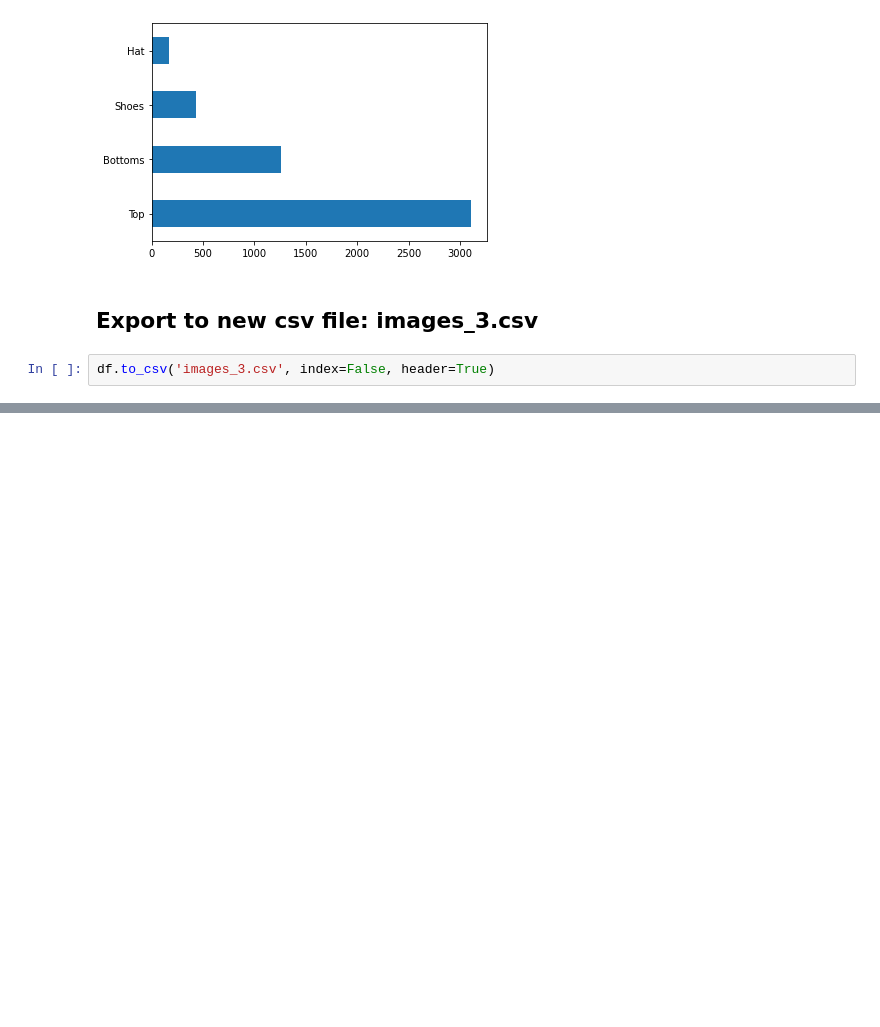
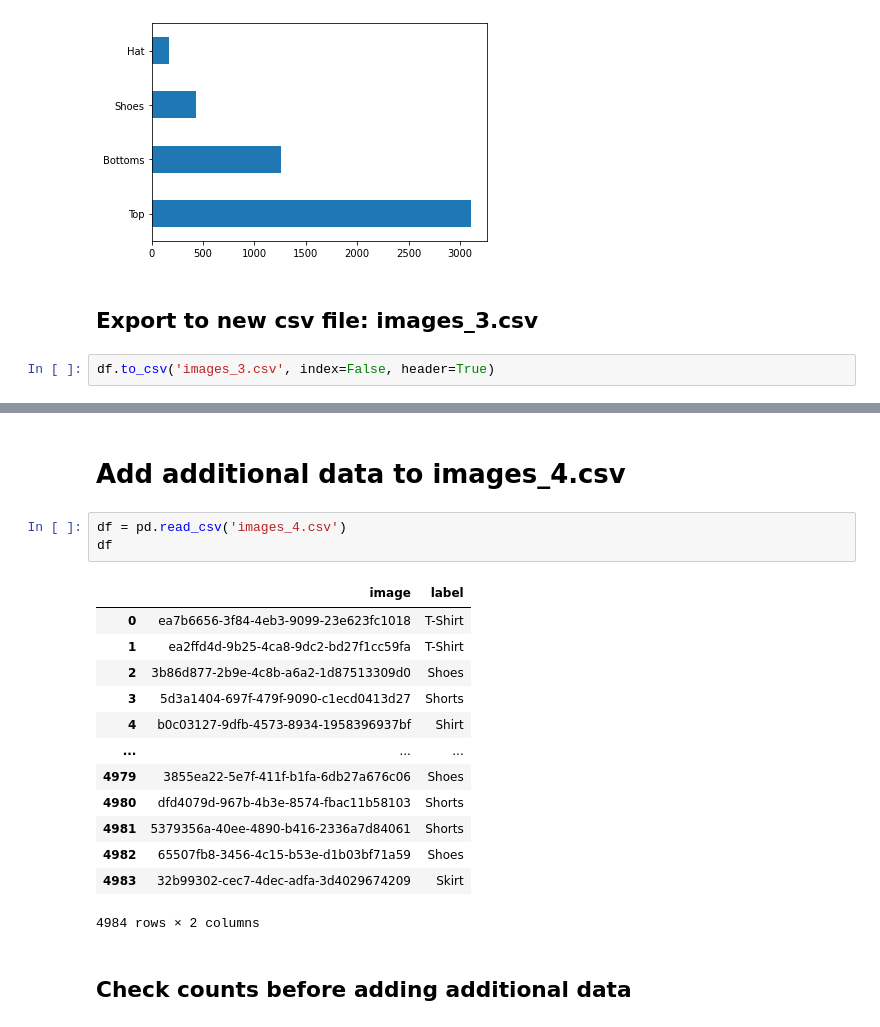
Before and after one commit to maxBruckhaus/clothing-classifier, a Jupyter notebook: Add_Additional_Data.ipynb, the cells around one changed output, grey strips where cells are left out. Cells and saved outputs as stored; diff of their text form; blank space fills up the shorter version.

```diff
--- a/Add_Additional_Data.ipynb
+++ b/Add_Additional_Data.ipynb
@@ -170,3 +170,24 @@ check
 | 4963 | jeans-white-background-classical-... | Bottoms |
 | 4964 | jeans-image-table-48100476.jpg | Bottoms |
 4965 rows × 2 columns
+# %% [markdown]
+# Add additional data to images_4.csv
+# %%
+df = pd.read_csv('images_4.csv')
+df
+# %% [output]
+|  | image | label |
+| 0 | ea7b6656-3f84-4eb3-9099-23e623fc1018 | T-Shirt |
+| 1 | ea2ffd4d-9b25-4ca8-9dc2-bd27f1cc59fa | T-Shirt |
+| 2 | 3b86d877-2b9e-4c8b-a6a2-1d87513309d0 | Shoes |
+| 3 | 5d3a1404-697f-479f-9090-c1ecd0413d27 | Shorts |
+| 4 | b0c03127-9dfb-4573-8934-1958396937bf | Shirt |
+| ... | ... | ... |
+| 4979 | 3855ea22-5e7f-411f-b1fa-6db27a676c06 | Shoes |
+| 4980 | dfd4079d-967b-4b3e-8574-fbac11b58103 | Shorts |
+| 4981 | 5379356a-40ee-4890-b416-2336a7d84061 | Shorts |
+| 4982 | 65507fb8-3456-4c15-b53e-d1b03bf71a59 | Shoes |
+| 4983 | 32b99302-cec7-4dec-adfa-3d4029674209 | Skirt |
+4984 rows × 2 columns
+# %% [markdown]
+## Check counts before adding additional data
```
Also changed, not shown: parts of 16 cells of this notebook, 1 other file.
